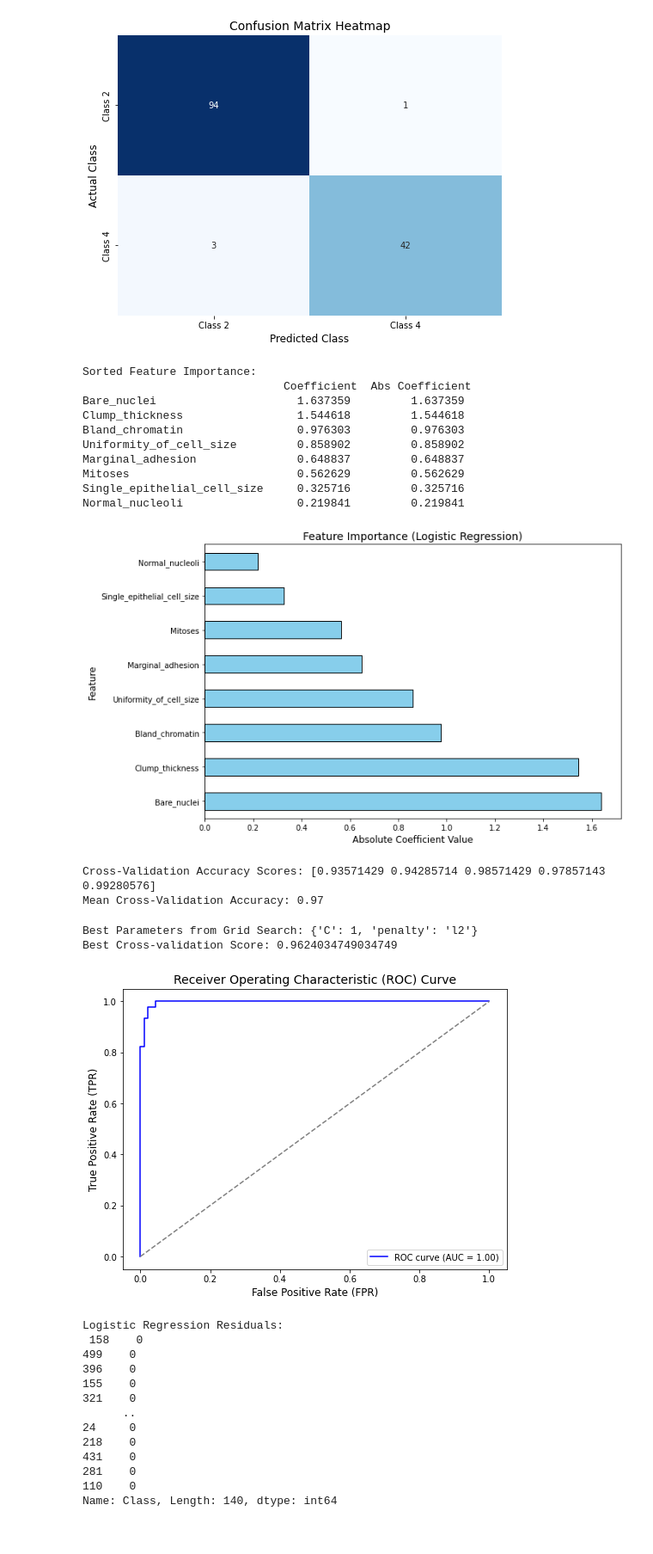
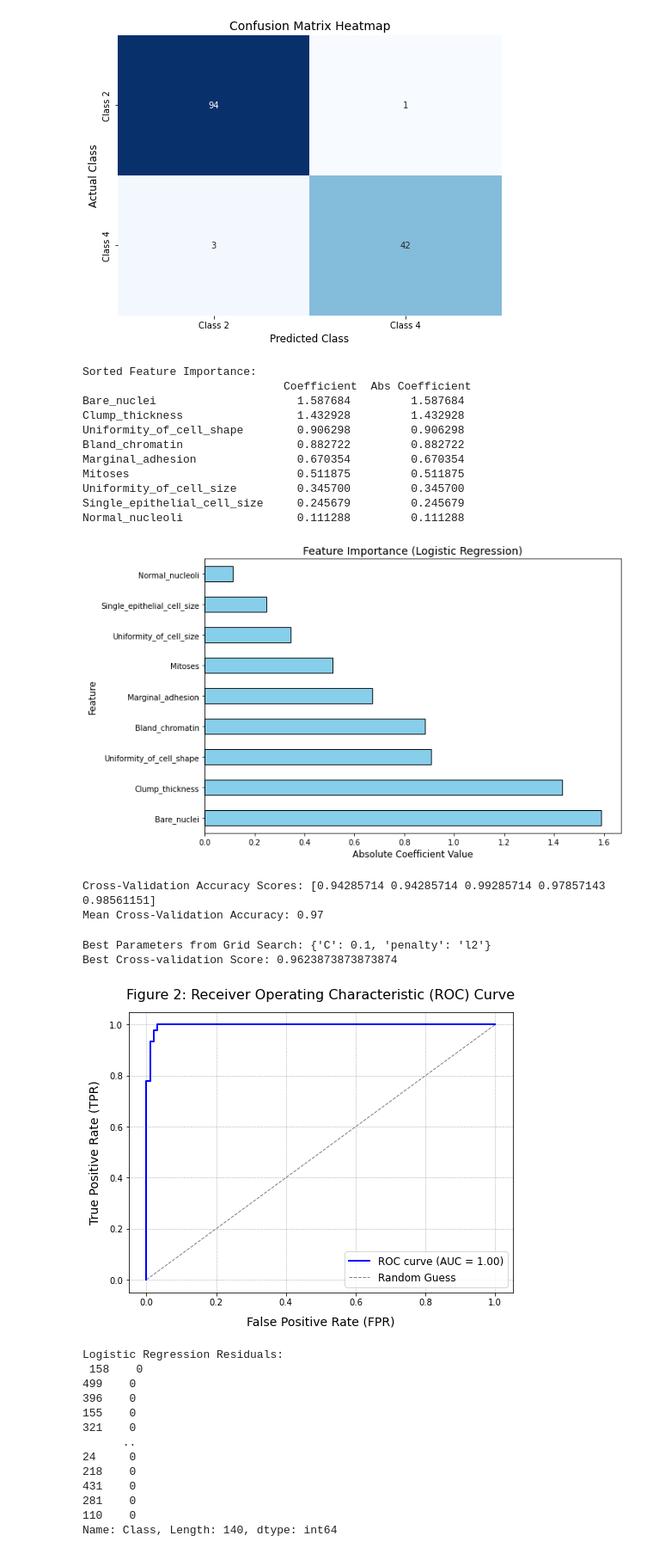
Before and after one commit to Mustaphayinka/ADS2, a Jupyter notebook: Tumor_Classification_Analysis.ipynb, the cells around one changed output. Shown at 86% size. Drawn from its saved outputs; the diff is of its cells as text; code cells hidden in the pictures.

```diff
--- a/Tumor_Classification_Analysis.ipynb
+++ b/Tumor_Classification_Analysis.ipynb
@@ -82,5 +82,5 @@ max          10.000000   10.000000    4.000000
 # %%
 # Convert all columns to numeric and coerce errors to NaN
-df_cleaned = df.apply(pd.to_numeric, errors='coerce')
+df = df.apply(pd.to_numeric, errors='coerce')
 # %%
 # Verify if any NaN values were introduced during the conversion
@@ -180,6 +190,6 @@ Outliers detected in Normal_nucleoli: 77
 Outliers detected in Mitoses: 120
 # %%
 # Ensure all columns are numeric
-df_cleaned = df_cleaned.apply(pd.to_numeric, errors='coerce')
+df = df.apply(pd.to_numeric, errors='coerce')
 # %%
 # Recheck for NaN values after numeric conversion
@@ -202,10 +212,10 @@ dtype: int64
 # Handling Missing Values
 
 # Fill missing values in 'Bare_nuclei' with the median
-df_cleaned["Bare_nuclei"].fillna(df_cleaned["Bare_nuclei"].median(), inplace=True)
+df["Bare_nuclei"].fillna(df["Bare_nuclei"].median(), inplace=True)
 
 # Verify that there are no remaining missing values
-missing_values_after_imputation = df_cleaned.isnull().sum()
+missing_values_after_imputation = df.isnull().sum()
 print("Missing Values After Imputation:\n", missing_values_after_imputation)
 # %% [output]
 Missing Values After Imputation:
@@ -370,8 +423,8 @@ plt.show()
 # Logistic Regression
 # %%
 # Split the data into training and testing sets (80% train, 20% test)
-X = df_cleaned.drop(columns="Class")
-y = df_cleaned["Class"]
+X = df.drop(columns="Class")
+y = df["Class"]
 
 X_train, X_test, y_train, y_test = train_test_split(X, y, test_size=0.2, random_state=42)
 # %%
@@ -436,14 +489,15 @@ print("\nSorted Feature Importance:\n", sorted_coefficients)
 # %% [output]
 Sorted Feature Importance:
                               Coefficient  Abs Coefficient
-Bare_nuclei                     1.637359         1.637359
-Clump_thickness                 1.544618         1.544618
-Bland_chromatin                 0.976303         0.976303
-Uniformity_of_cell_size         0.858902         0.858902
-Marginal_adhesion               0.648837         0.648837
-Mitoses                         0.562629         0.562629
-Single_epithelial_cell_size     0.325716         0.325716
-Normal_nucleoli                 0.219841         0.219841
+Bare_nuclei                     1.587684         1.587684
+Clump_thickness                 1.432928         1.432928
+Uniformity_of_cell_shape        0.906298         0.906298
+Bland_chromatin                 0.882722         0.882722
+Marginal_adhesion               0.670354         0.670354
+Mitoses                         0.511875         0.511875
+Uniformity_of_cell_size         0.345700         0.345700
+Single_epithelial_cell_size     0.245679         0.245679
+Normal_nucleoli                 0.111288         0.111288
 # %%
 # Plotting the feature importance
 plt.figure(figsize=(10, 6))
@@ -454,7 +508,7 @@ plt.ylabel("Feature", fontsize=12)
 plt.tight_layout()
 plt.show()
 # %% [output]
-[figure, old version]
+[figure, new version]
 # %%
 from sklearn.model_selection import cross_val_score
 
@@ -464,7 +518,7 @@ cross_val_results = cross_val_score(logreg, X, y, cv=5, scoring='accuracy')
 print(f"Cross-Validation Accuracy Scores: {cross_val_results}")
 print(f"Mean Cross-Validation Accuracy: {cross_val_results.mean():.2f}")
 # %% [output]
-Cross-Validation Accuracy Scores: [0.93571429 0.94285714 0.98571429 0.97857143 0.99280576]
+Cross-Validation Accuracy Scores: [0.94285714 0.94285714 0.99285714 0.97857143 0.98561151]
 Mean Cross-Validation Accuracy: 0.97
 # %%
 # Hyperparameter Tuning with GridSearchCV
@@ -475,26 +529,42 @@ grid_search.fit(X_train_scaled, y_train)
 print("Best Parameters from Grid Search:", grid_search.best_params_)
 print("Best Cross-validation Score:", grid_search.best_score_)
 # %% [output]
-Best Parameters from Grid Search: {'C': 1, 'penalty': 'l2'}
-Best Cross-validation Score: 0.9624034749034749
+Best Parameters from Grid Search: {'C': 0.1, 'penalty': 'l2'}
+Best Cross-validation Score: 0.9623873873873874
 # %%
 from sklearn.metrics import roc_curve, auc
 
 # ROC Curve and AUC
 fpr, tpr, _ = roc_curve(y_test, logreg.predict_proba(X_test_scaled)[:, 1], pos_label=4)
 roc_auc = auc(fpr, tpr)
 
-# Plot ROC Curve
+# Plot ROC Curve with enhancements
 plt.figure(figsize=(8, 6))
-plt.plot(fpr, tpr, color='blue', label=f'ROC curve (AUC = {roc_auc:.2f})')
-plt.plot([0, 1], [0, 1], color='gray', linestyle='--')  # Diagonal line
-plt.title('Receiver Operating Characteristic (ROC) Curve', fontsize=14)
-plt.xlabel('False Positive Rate (FPR)', fontsize=12)
-plt.ylabel('True Positive Rate (TPR)', fontsize=12)
-plt.legend(loc="lower right")
+
+# Plot the ROC curve with a distinct style
+plt.plot(fpr, tpr, color='blue', linewidth=2, label=f'ROC curve (AUC = {roc_auc:.2f})')
+
+# Add a diagonal reference line
+plt.plot([0, 1], [0, 1], color='gray', linestyle='--', linewidth=1, label="Random Guess")
+
+# Title and axis labels with improved font sizes and padding
+plt.title("Figure 2: Receiver Operating Characteristic (ROC) Curve", fontsize=16, pad=15)
+plt.xlabel("False Positive Rate (FPR)", fontsize=14, labelpad=10)
+plt.ylabel("True Positive Rate (TPR)", fontsize=14, labelpad=10)
+
+# Adding a legend for clarity
+plt.legend(fontsize=12, loc="lower right")
+
+# Adding a grid for better readability
+plt.grid(color='gray', linestyle='--', linewidth=0.5, alpha=0.7)
+
+# Save the plot with high resolution
+plt.savefig("Figure_2_ROC_Curve_Logistic_Regression.png", dpi=300, bbox_inches='tight')
+
+# Display the plot
 plt.show()
 # %% [output]
-[figure, old version]
+[figure, new version]
 # %%
 residuals = y_test - y_pred_logreg
 print("Logistic Regression Residuals:\n", residuals)
```
Also changed, not shown: parts of 15 cells of this notebook.
